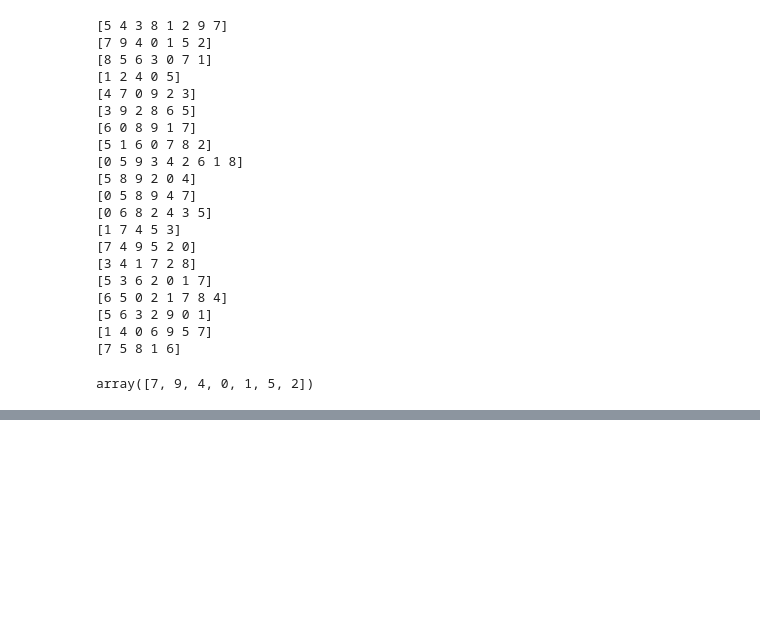
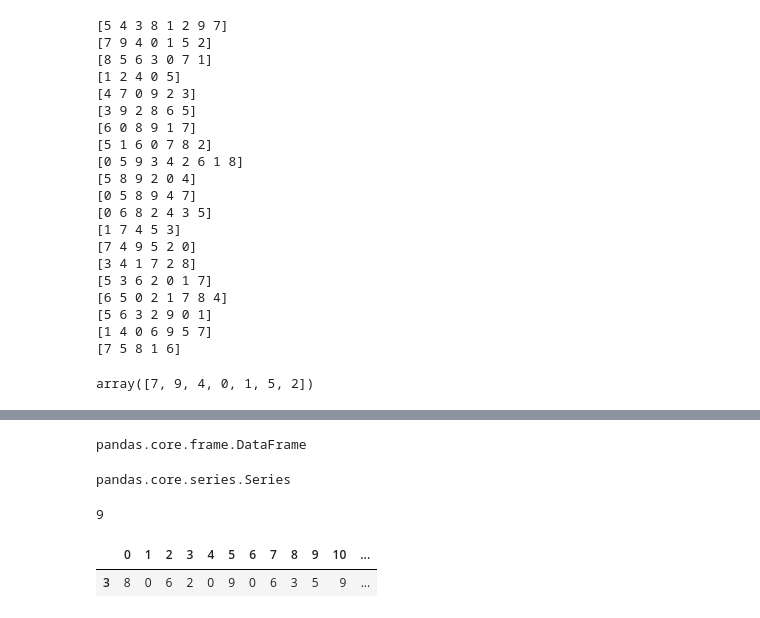
Before and after one commit to VanilaSudheer/data-analysis-playground, a Jupyter notebook: numpy.ipynb, the cells around one changed output, grey strips where cells are left out. Cells and saved outputs as stored; diff of their text form; code cells hidden in the pictures; blank space fills up the shorter version.

```diff
--- a/numpy.ipynb
+++ b/numpy.ipynb
@@ -498,0 +487,17 @@ df.iloc[3,5]
+# %%
+type(df[[1]])
+# %% [output]
+pandas.core.frame.DataFrame
+# %%
+type(df[1])
+# %% [output]
+pandas.core.series.Series
+# %%
+df.iloc[3,5]
+# %% [output]
+9
+# %%
+df.loc[[3]]
+# %% [output]
+|  | 0 | 1 | 2 | 3 | 4 | 5 | 6 | 7 | 8 | 9 | 10 | ... |
+| 3 | 8 | 0 | 6 | 2 | 0 | 9 | 0 | 6 | 3 | 5 | 9 | ... |
```
Also changed, not shown: parts of 5 cells of this notebook, 1 other file.
